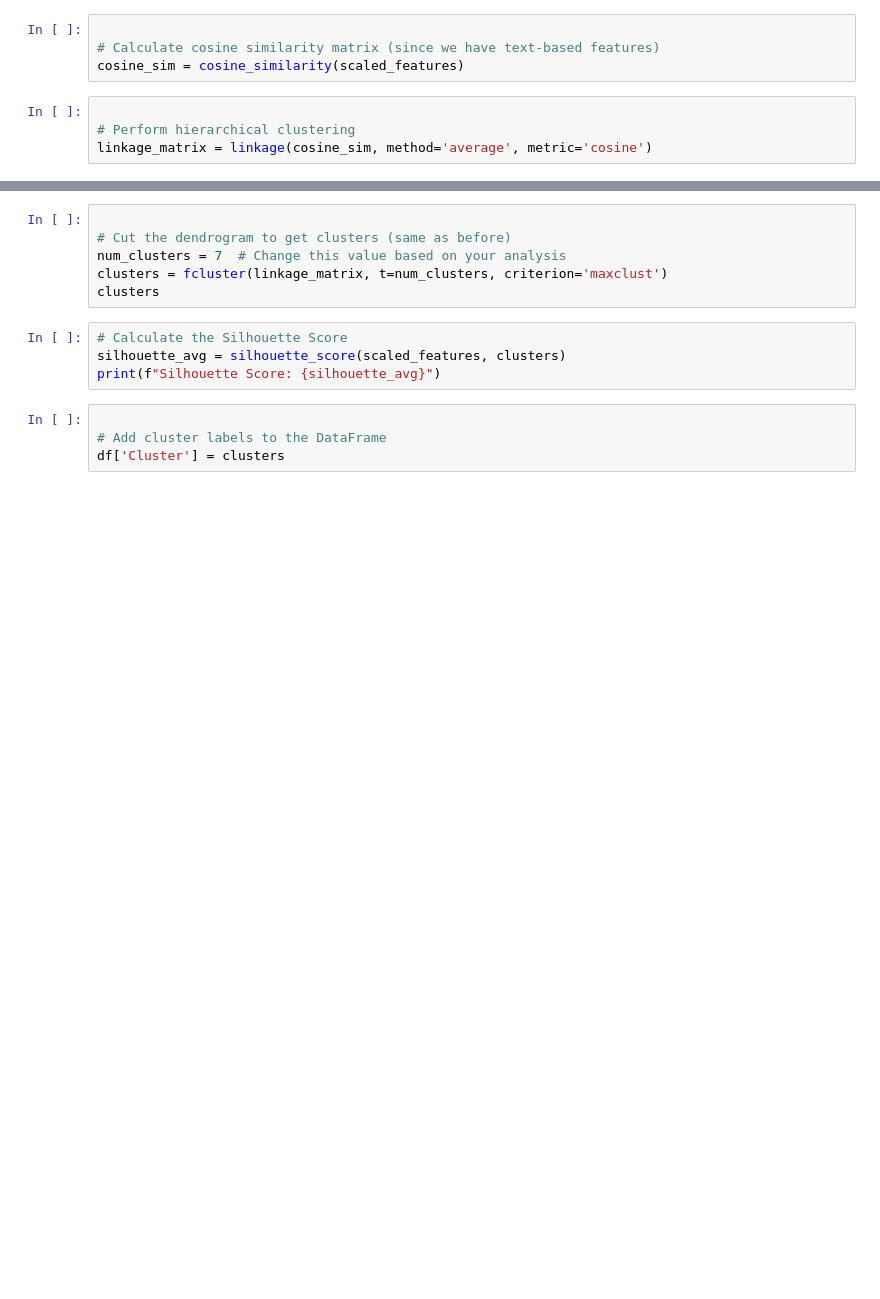
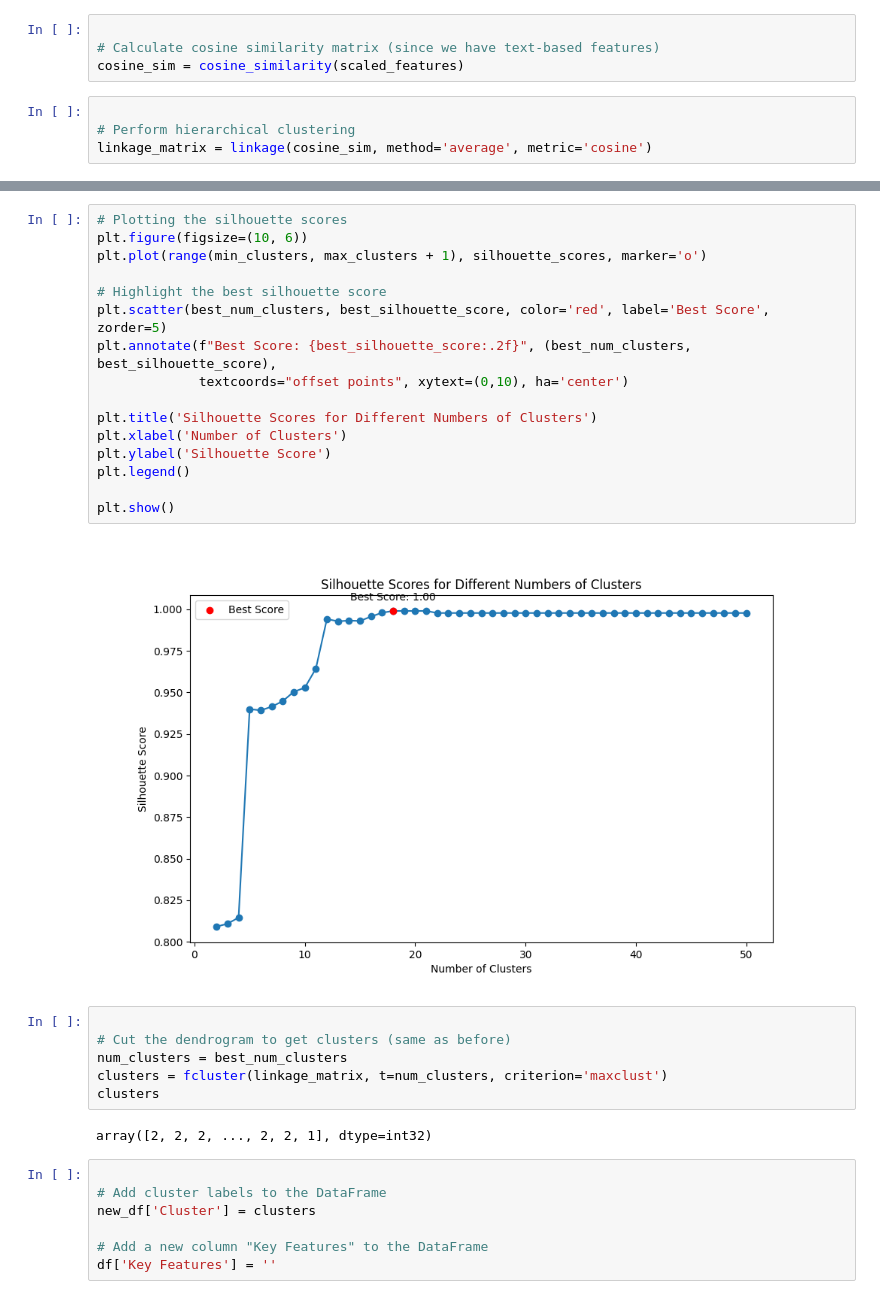
Before and after one commit to bedangSen/Proteus, a Jupyter notebook: proteus-dev.ipynb, the cells around one changed output, grey strips where cells are left out. Saved outputs shown, nothing was run; the diff lists cells and outputs as text; blank space fills up the shorter version.

```diff
--- a/proteus-dev.ipynb
+++ b/proteus-dev.ipynb
@@ -83,14 +177,33 @@ plt.show()
+# %%
+# Plotting the silhouette scores
+plt.figure(figsize=(10, 6))
+plt.plot(range(min_clusters, max_clusters + 1), silhouette_scores, marker='o')
+
+# Highlight the best silhouette score
+plt.scatter(best_num_clusters, best_silhouette_score, color='red', label='Best Score', zorder=5)
+plt.annotate(f"Best Score: {best_silhouette_score:.2f}", (best_num_clusters, best_silhouette_score),
+             textcoords="offset points", xytext=(0,10), ha='center')
+
+plt.title('Silhouette Scores for Different Numbers of Clusters')
+plt.xlabel('Number of Clusters')
+plt.ylabel('Silhouette Score')
+plt.legend()
+
+plt.show()
+# %% [output]
+[figure, added]
 # %%
 
 # Cut the dendrogram to get clusters (same as before)
-num_clusters = 7  # Change this value based on your analysis
+num_clusters = best_num_clusters
 clusters = fcluster(linkage_matrix, t=num_clusters, criterion='maxclust')
 clusters
+# %% [output]
+array([2, 2, 2, ..., 2, 2, 1], dtype=int32)
-# %%
-# Calculate the Silhouette Score
-silhouette_avg = silhouette_score(scaled_features, clusters)
-print(f"Silhouette Score: {silhouette_avg}")
 # %%
 
 # Add cluster labels to the DataFrame
-df['Cluster'] = clusters
+new_df['Cluster'] = clusters
+
+# Add a new column "Key Features" to the DataFrame
+df['Key Features'] = ''
```
Also changed, not shown: parts of 20 cells of this notebook.
